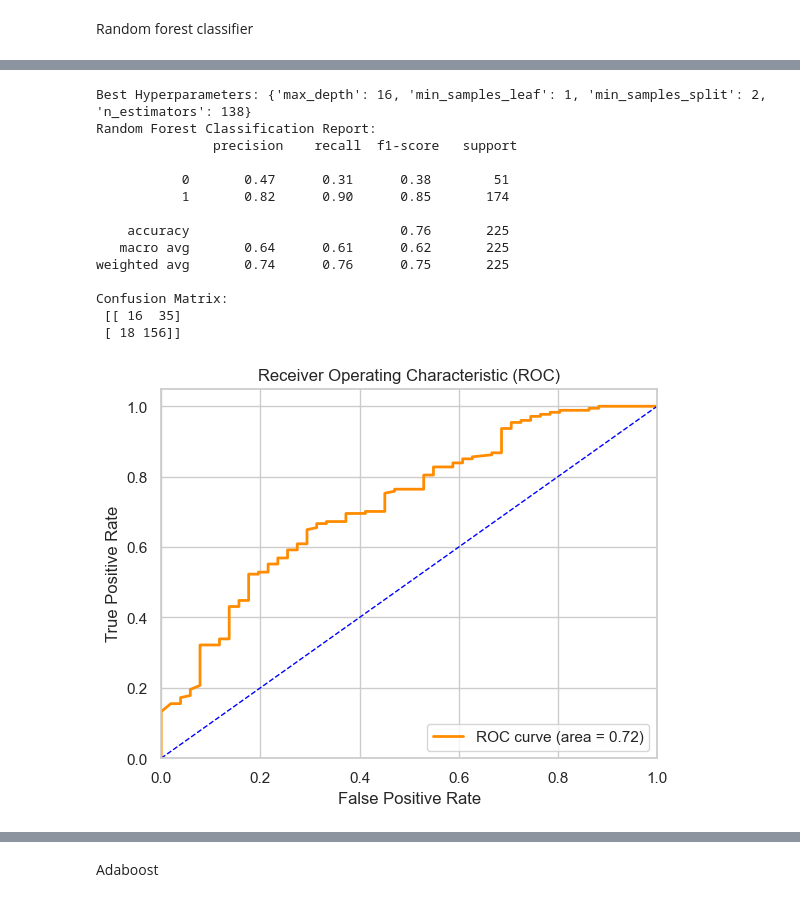
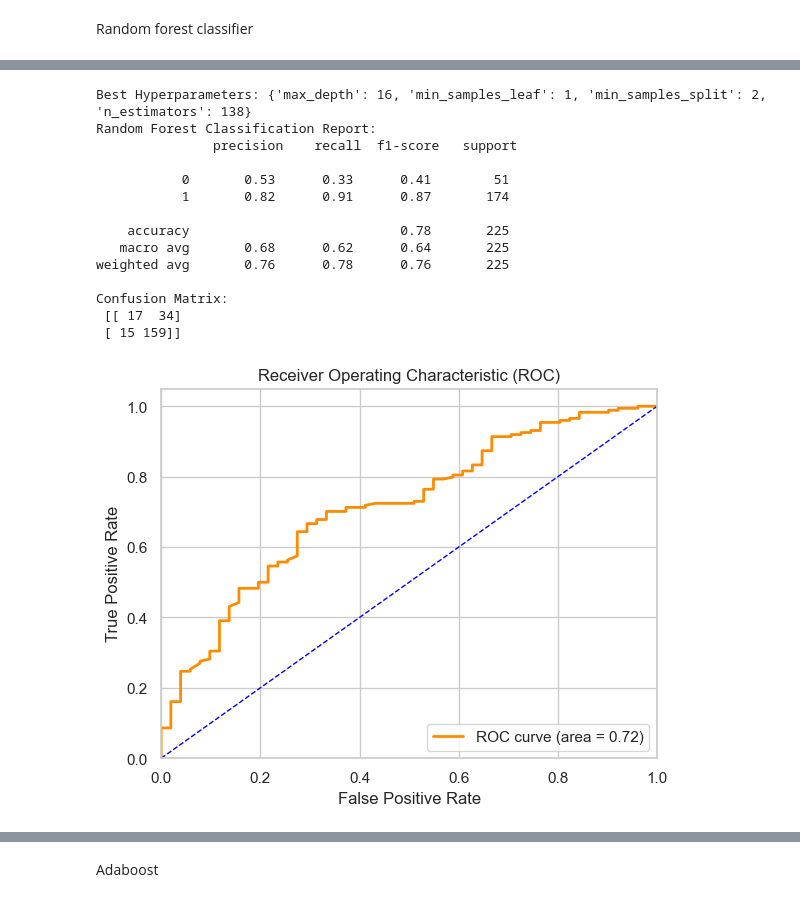
Before and after one commit to abmutema/Predicting-suicidality-in-people-living-with-HIV-in-Uganda, a Jupyter notebook: Notebooks/baseline.ipynb, the cells around one changed output, grey strips where cells are left out. Cells and saved outputs as stored; diff of their text form; code cells hidden in the pictures.

```diff
--- a/Notebooks/baseline.ipynb
+++ b/Notebooks/baseline.ipynb
@@ -994,8 +994,8 @@ import numpy as np
 # Select columns of interest
 selected_columns = ['studsite','sex','dobb','educat','religion','mstatus','yemploy',
                     'clinictime','food','SES_cat', 'mddcurdiag','StressScore_cat',
-                    'SocSupport_cat',  'SDS','cd46mths', 'weightst1','dementiasco',
-                    'maxscore', 'SocSupport','StressScore', 'mhsdiag']
+                     'SDS','cd46mths', 'weightst1','dementiasco','maxscore',
+                     'SocSupport','StressScore', 'mhsdiag']
 
 # Subset the DataFrame with selected columns
 df_baseline = df_hiv[selected_columns]
@@ -1015,7 +1015,7 @@ X_train, X_test, y_train, y_test = train_test_split(X, y, test_size=0.2, random_
 num_var=['dobb','cd46mths', 'weightst1', 'dementiasco', 'maxscore','SDS','SocSupport']
 
 category_var = ['studsite','sex','educat','religion', 'food','mstatus','yemploy','mddcurdiag',
-                'SES_cat','clinictime','StressScore_cat','SocSupport_cat']
+                'SES_cat','clinictime','StressScore_cat']
 
 # Define transformers
 numeric_transformer = Pipeline(steps=[
@@ -1280,5 +1280,6 @@ shap.summary_plot(shap_values, X_test_transformed, feature_names=feature_names)
 # %%
-from sklearn.model_selection import GridSearchCV
+from sklearn.model_selection import StratifiedKFold
+from sklearn.metrics import classification_report
 
 # Define the parameter grid
 param_grid = {
@@ -1290,22 +1291,23 @@ param_grid = {
 # Create the SVM model
 svm_model = SVC(random_state=0)
 
-# Perform grid search with 5-fold cross-validation
-grid_search = GridSearchCV(estimator=svm_model, param_grid=param_grid, cv=5, scoring='accuracy', verbose=1, n_jobs=-1)
+# Perform grid search with stratified 5-fold cross-validation
+stratified_kfold = StratifiedKFold(n_splits=5, shuffle=True, random_state=0)
+grid_search = GridSearchCV(estimator=svm_model, param_grid=param_grid, cv=stratified_kfold, scoring='accuracy', verbose=1, n_jobs=-1)
 
 # Fit the grid search to the data
 grid_search.fit(X_train_transformed_smote, y_train_smote)
 
 # Best hyperparameters found
 best_params = grid_search.best_params_
-print("Best hyperparameters:", best_params)
+print("The best hyperparameters:", best_params)
 
 # Evaluate the best model on the test set
 best_svm_model = grid_search.best_estimator_
 svm_predictions = best_svm_model.predict(X_test_transformed)
 
 # Calculate performance metrics
-svm_classification_report = classification_report(y_test, svm_predictions)
+svm_classification_report = classification_report(y_test, svm_predictions, zero_division=1)
 svm_conf_matrix = confusion_matrix(y_test, svm_predictions)
 
 # Print metrics
@@ -1572,8 +1547,10 @@ plt.show()
 # %%
-from sklearn.model_selection import RandomizedSearchCV
+import shap
+from sklearn.model_selection import RandomizedSearchCV, StratifiedKFold
 from scipy.stats import randint
-from sklearn.metrics import classification_report, confusion_matrix, matthews_corrcoef, cohen_kappa_score, roc_curve, auc
+from sklearn.metrics import classification_report, confusion_matrix, roc_curve, auc
 from sklearn.ensemble import RandomForestClassifier
+import matplotlib.pyplot as plt
 
 # Define the hyperparameters grid
 param_dist = {
@@ -1583,12 +1560,15 @@ param_dist = {
     'min_samples_leaf': randint(1, 5)  # Minimum number of samples required to be at a leaf node
 }
 
+# Create StratifiedKFold for cross-validation
+stratified_kfold = StratifiedKFold(n_splits=5, shuffle=True, random_state=42)
+
 # Create the randomized search object
 random_search = RandomizedSearchCV(estimator=RandomForestClassifier(random_state=42),
                                    param_distributions=param_dist,
                                    n_iter=100,  # Number of parameter settings that are sampled
                                    scoring='accuracy',  # Use accuracy as the scoring metric
-                                   cv=5,  # 5-fold cross-validation
+                                   cv=stratified_kfold,  # 5-fold cross-validation
                                    random_state=42,  # Fix random state for reproducibility
                                    n_jobs=-1)  # Use all available CPU cores
 
@@ -1609,41 +1589,54 @@ rf_predictions = best_model.predict(X_test_transformed)
 rf_classification_report = classification_report(y_test, rf_predictions)
 rf_conf_matrix = confusion_matrix(y_test, rf_predictions)
 
 # Print metrics
 print("Random Forest Classification Report:\n", rf_classification_report)
 print("Confusion Matrix:\n", rf_conf_matrix)
 
-# Make predictions on the test set using the best model
+# Compute ROC curve and AUC
 rf_probabilities = best_model.predict_proba(X_test_transformed)[:, 1]
-
-# Compute ROC curve and AUC
 fpr, tpr, thresholds = roc_curve(y_test, rf_probabilities)
 roc_auc = auc(fpr, tpr)
 
 # Plot ROC curve
 plt.figure()
 plt.plot(fpr, tpr, color='darkorange', lw=2, label='ROC curve (area = %0.2f)' % roc_auc)
 plt.plot([0, 1], [0, 1], color='blue', lw=1, linestyle='--')
 plt.xlim([0.0, 1.0])
 plt.ylim([0.0, 1.05])
 plt.xlabel('False Positive Rate')
 plt.ylabel('True Positive Rate')
 plt.title('Receiver Operating Characteristic (ROC)')
 plt.legend(loc="lower right")
 plt.show()
+
+# Compute SHAP values for the trained model
+explainer = shap.TreeExplainer(best_model)
+shap_values = explainer.shap_values(X_test_transformed)
+
+# Define your feature names here before preprocessing
+feature_names_original = list(X_train.columns)
+
+# Create a list of feature names
+numeric_feature_names = preprocessor.transformers_[0][2]
+categorical_feature_names = preprocessor.named_transformers_['cat']['encoder'].get_feature_names_out(input_features=category_var)
+feature_names = np.concatenate([numeric_feature_names, categorical_feature_names])
+
+# Visualize the SHAP summary plot
+shap.summary_plot(shap_values, X_test_transformed, feature_names=feature_names, plot_type='bar')
 # %% [output]
 Best Hyperparameters: {'max_depth': 16, 'min_samples_leaf': 1, 'min_samples_split': 2, 'n_estimators': 138}
 Random Forest Classification Report:
                precision    recall  f1-score   support
 
-           0       0.47      0.31      0.38        51
-           1       0.82      0.90      0.85       174
+           0       0.53      0.33      0.41        51
+           1       0.82      0.91      0.87       174
 
-    accuracy                           0.76       225
-   macro avg       0.64      0.61      0.62       225
-weighted avg       0.74      0.76      0.75       225
+    accuracy                           0.78       225
+   macro avg       0.68      0.62      0.64       225
+weighted avg       0.76      0.78      0.76       225
 
 Confusion Matrix:
- [[ 16  35]
- [ 18 156]]
+ [[ 17  34]
+ [ 15 159]]
-[figure, old version]
+[figure, new version]
```
Also changed, not shown: parts of 23 cells of this notebook, 1 other file.
